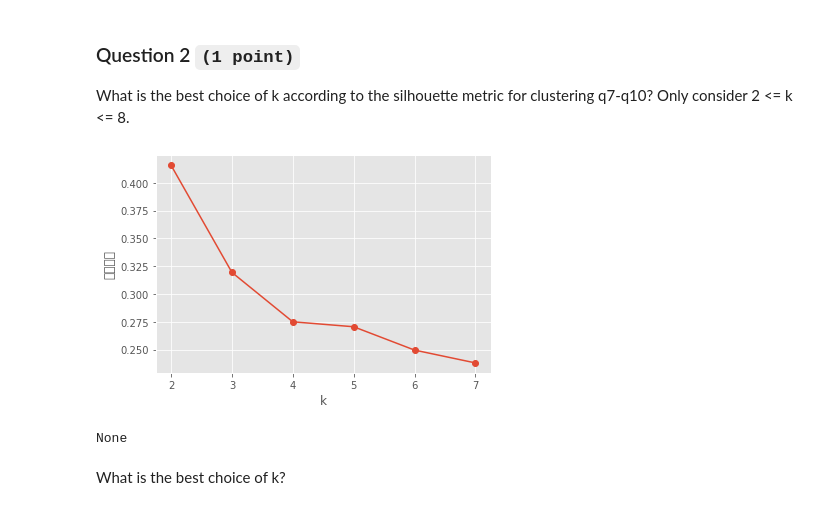
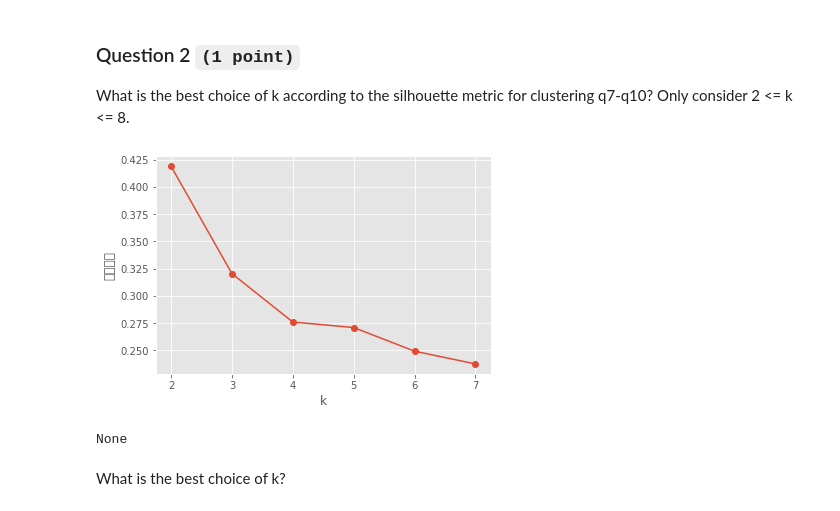
Before and after one commit to Yan-Lihui/ucb, a Jupyter notebook: Lab_2_Clustering.ipynb, the cells around one changed output. Drawn from its saved outputs; the diff is of its cells as text; code cells hidden in the pictures.

```diff
--- a/Lab_2_Clustering.ipynb
+++ b/Lab_2_Clustering.ipynb
@@ -130,24 +130,27 @@ What is the best choice of k according to the silhouette metric for clustering q
 # %%
 #Make sure you return the answer value in this function
 #The return value must be an integer
 def q2(df):
+  df = df[['q7', 'q8', 'q9', 'q10']]
+  df = df.dropna()
+
   df=df.dropna(axis=0, how='any', thresh=None, subset=None,
            inplace=False)
   Scores = []  # 存放轮廓系数
   for k in range(2,8):
     estimator = KMeans(n_clusters=k)  # 构造聚类器
     estimator.fit(df[['q7','q8','q9','q10']])
     Scores.append(silhouette_score(df[['q7','q8','q9','q10']],estimator.labels_,metric='euclidean'))
   X = range(2,8)
   plt.xlabel('k')
   plt.ylabel('轮廓系数')
   plt.plot(X,Scores,'o-')
   plt.show()
     # YOUR CODE HERE
 
 print(q2(df))
 # %% [output]
-[figure, old version]
+[figure, new version]
 None
 # %% [markdown]
 What is the best choice of k?
```
